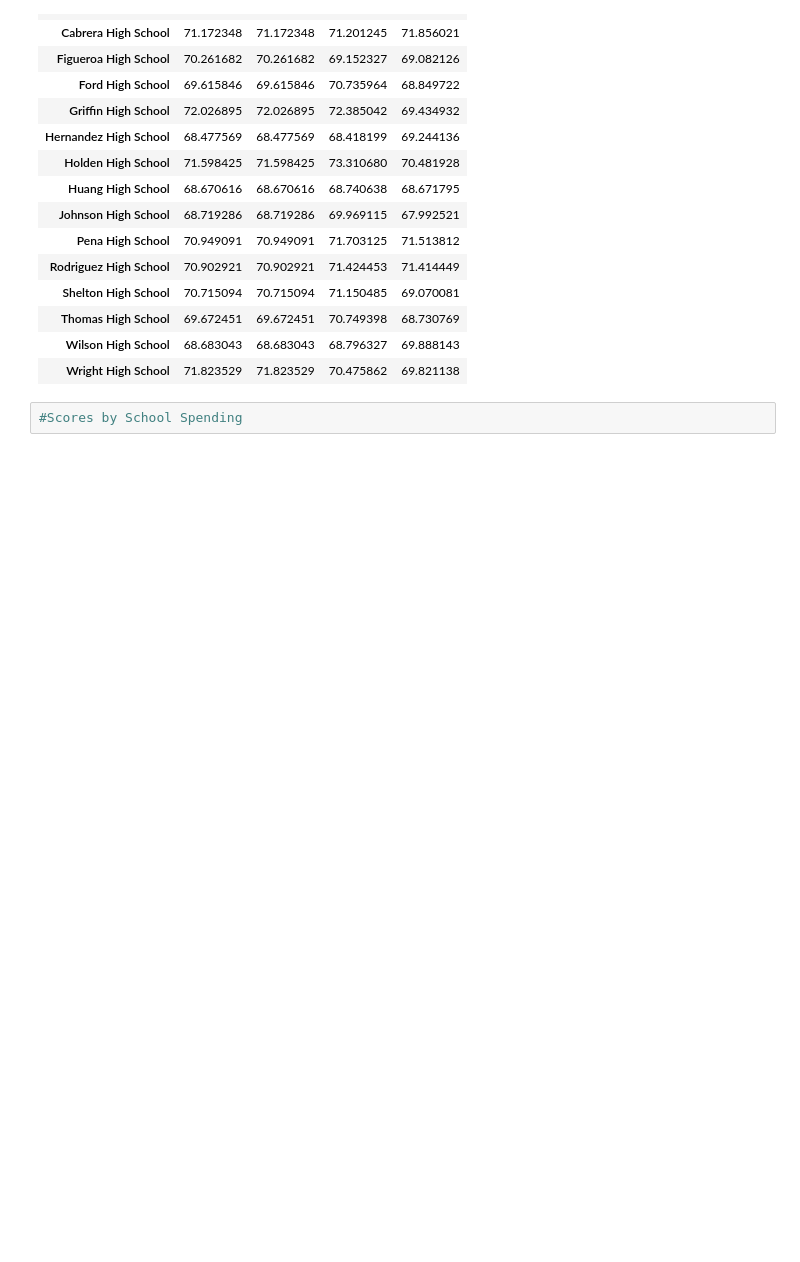
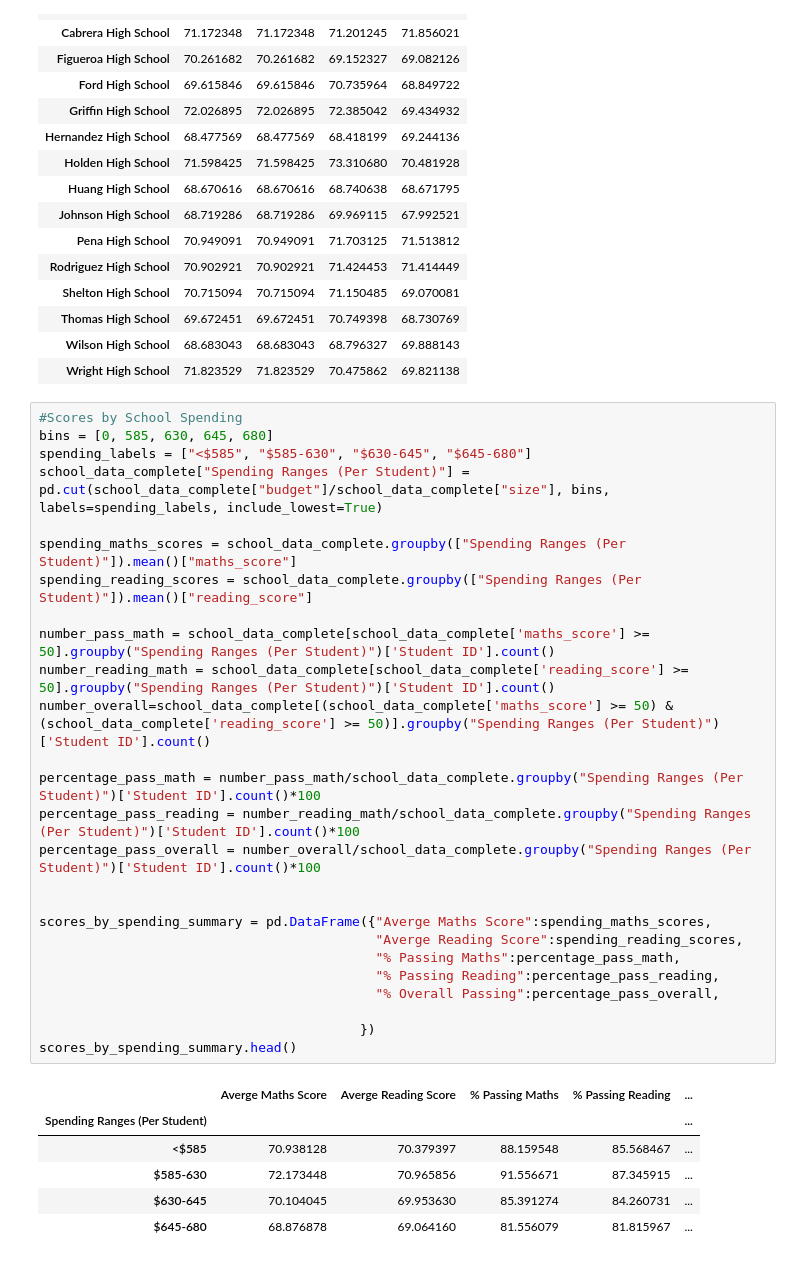
Before and after one commit to al0000001/pandas-challenge, a Jupyter notebook: PyCitySchools/PyCitySchools_starter_solutions.ipynb, the cells around one changed output. Saved outputs shown, nothing was run; the diff lists cells and outputs as text; blank space fills up the shorter version.

```diff
--- a/PyCitySchools/PyCitySchools_starter_solutions.ipynb
+++ b/PyCitySchools/PyCitySchools_starter_solutions.ipynb
@@ -206,5 +206,36 @@ reading_summary
 | Thomas High School | 69.672451 | 69.672451 | 70.749398 | 68.730769 |
 | Wilson High School | 68.683043 | 68.683043 | 68.796327 | 69.888143 |
 | Wright High School | 71.823529 | 71.823529 | 70.475862 | 69.821138 |
-# %%
-#Scores by School Spending
+# %%
+#Scores by School Spending
+bins = [0, 585, 630, 645, 680]
+spending_labels = ["<$585", "$585-630", "$630-645", "$645-680"]
+school_data_complete["Spending Ranges (Per Student)"] = pd.cut(school_data_complete["budget"]/school_data_complete["size"], bins, labels=spending_labels, include_lowest=True)
+
+spending_maths_scores = school_data_complete.groupby(["Spending Ranges (Per Student)"]).mean()["maths_score"]
+spending_reading_scores = school_data_complete.groupby(["Spending Ranges (Per Student)"]).mean()["reading_score"]
+
+number_pass_math = school_data_complete[school_data_complete['maths_score'] >= 50].groupby("Spending Ranges (Per Student)")['Student ID'].count()
+number_reading_math = school_data_complete[school_data_complete['reading_score'] >= 50].groupby("Spending Ranges (Per Student)")['Student ID'].count()
+number_overall=school_data_complete[(school_data_complete['maths_score'] >= 50) & (school_data_complete['reading_score'] >= 50)].groupby("Spending Ranges (Per Student)")['Student ID'].count()
+
+percentage_pass_math = number_pass_math/school_data_complete.groupby("Spending Ranges (Per Student)")['Student ID'].count()*100
+percentage_pass_reading = number_reading_math/school_data_complete.groupby("Spending Ranges (Per Student)")['Student ID'].count()*100
+percentage_pass_overall = number_overall/school_data_complete.groupby("Spending Ranges (Per Student)")['Student ID'].count()*100
+
+
+scores_by_spending_summary = pd.DataFrame({"Averge Maths Score":spending_maths_scores,
+                                           "Averge Reading Score":spending_reading_scores,
+                                           "% Passing Maths":percentage_pass_math,
+                                           "% Passing Reading":percentage_pass_reading,
+                                           "% Overall Passing":percentage_pass_overall,
+
+                                         })
+scores_by_spending_summary.head()
+# %% [output]
+|  | Averge Maths Score | Averge Reading Score | % Passing Maths | % Passing Reading | ... |
+| Spending Ranges (Per Student) |  |  |  |  | ... |
+| <$585 | 70.938128 | 70.379397 | 88.159548 | 85.568467 | ... |
+| $585-630 | 72.173448 | 70.965856 | 91.556671 | 87.345915 | ... |
+| $630-645 | 70.104045 | 69.953630 | 85.391274 | 84.260731 | ... |
+| $645-680 | 68.876878 | 69.064160 | 81.556079 | 81.815967 | ... |
```
Also changed, not shown: parts of 3 cells of this notebook, 1 other file.
